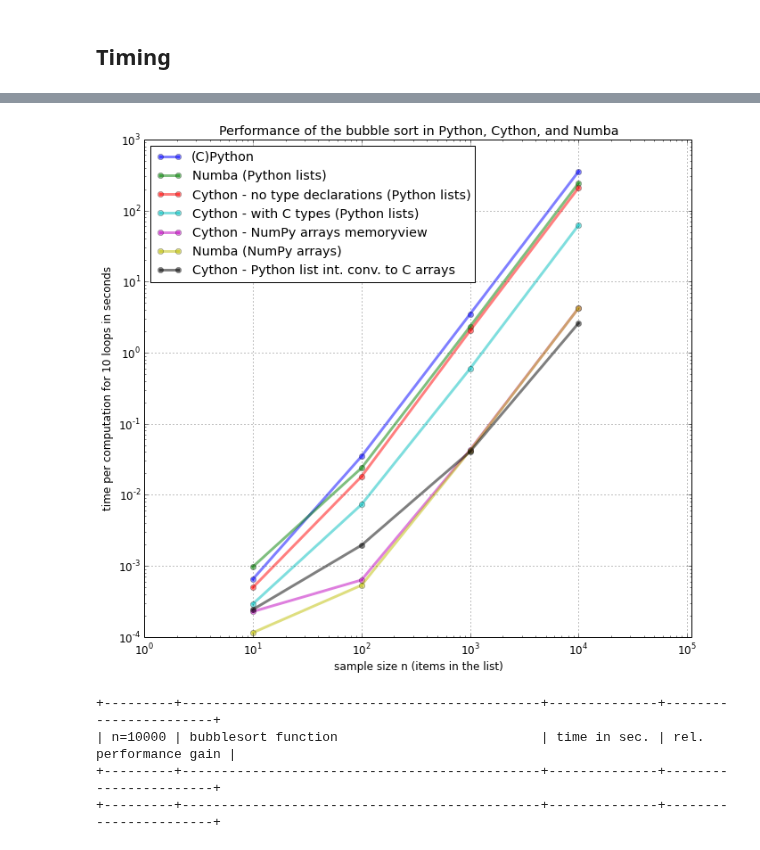
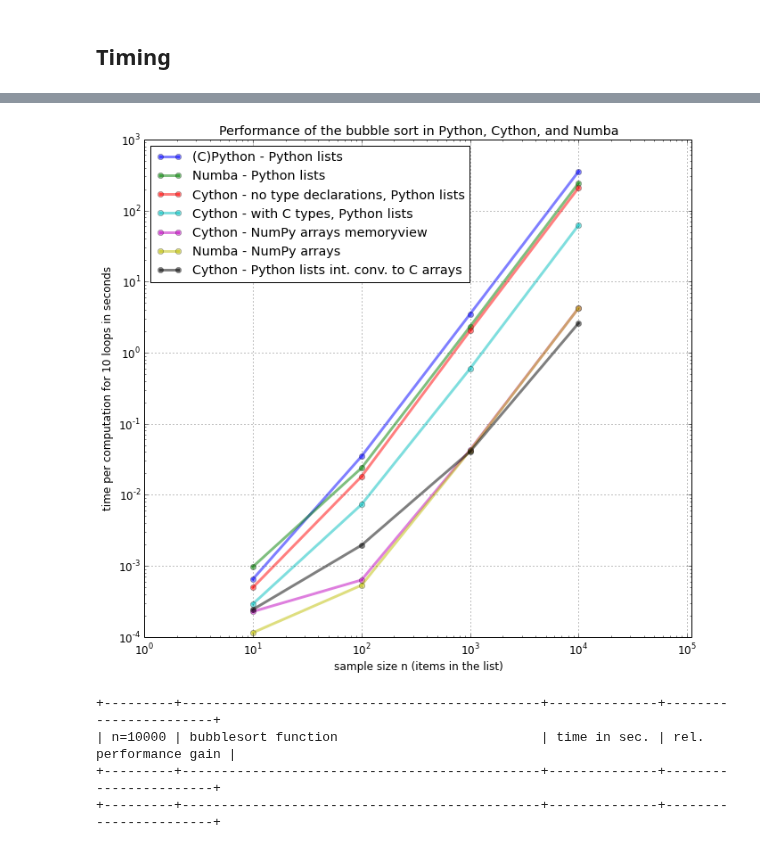
Before and after one commit to rasbt/One-Python-benchmark-per-day, a Jupyter notebook: ipython_nbs/day4_python_cython_numba.ipynb, the cells around one changed output, grey strips where cells are left out. Cells and saved outputs as stored; diff of their text form; code cells hidden in the pictures.

Commit message:
small cosmetic update for the legend

```diff
--- a/ipython_nbs/day4_python_cython_numba.ipynb
+++ b/ipython_nbs/day4_python_cython_numba.ipynb
@@ -225,7 +225,7 @@ for n in orders_n:
 # %%
 import matplotlib.pyplot as plt
 
-def plot(timings, title, ranked_labels, labels, compare, orders_n):
+def plot(timings, title, ranked_labels, labels, orders_n):
     plt.rcParams.update({'font.size': 12})
 
     fig = plt.figure(figsize=(11,10))
@@ -259,23 +259,22 @@ def summary_table(ranked_labels):
 <a name="results"></a>
 # %%
 title = 'Performance of the bubble sort in Python, Cython, and Numba'
-compare = [('python_bubblesort', '(C)Python'),
-           ('cython_bubblesort_clist', 'Cython')]
-labels = {'python_bubblesort':'(C)Python',
-          'numba_bubblesort': 'Numba (Python lists)',
-          'cython_bubblesort_ctypes': 'Cython - with C types (Python lists)',
-          'cython_bubblesort_notypes': 'Cython - no type declarations (Python lists)',
-          'cython_bubblesort_clist': 'Cython - Python list int. conv. to C arrays',
+
+labels = {'python_bubblesort':'(C)Python - Python lists',
+          'numba_bubblesort': 'Numba - Python lists',
+          'cython_bubblesort_ctypes': 'Cython - with C types, Python lists',
+          'cython_bubblesort_notypes': 'Cython - no type declarations, Python lists',
+          'cython_bubblesort_clist': 'Cython - Python lists int. conv. to C arrays',
           'cython_bubblesort_numpy': 'Cython - NumPy arrays memoryview',
-          'numba_bubblesort_numpy': 'Numba (NumPy arrays)'
+          'numba_bubblesort_numpy': 'Numba - NumPy arrays'
           }
 
 ranked_labels = sorted([(time[1][-1],time[0]) for time in timings.items()], reverse=True)
 
 plot(timings, title, ranked_labels, labels, compare, orders_n)
 summary_table(ranked_labels)
 # %% [output]
-[figure, old version]
+[figure, new version]
 +---------+----------------------------------------------+--------------+-----------------------+
 | n=10000 | bubblesort function                          | time in sec. | rel. performance gain |
 +---------+----------------------------------------------+--------------+-----------------------+
```
Also changed, not shown: 1 other file.
